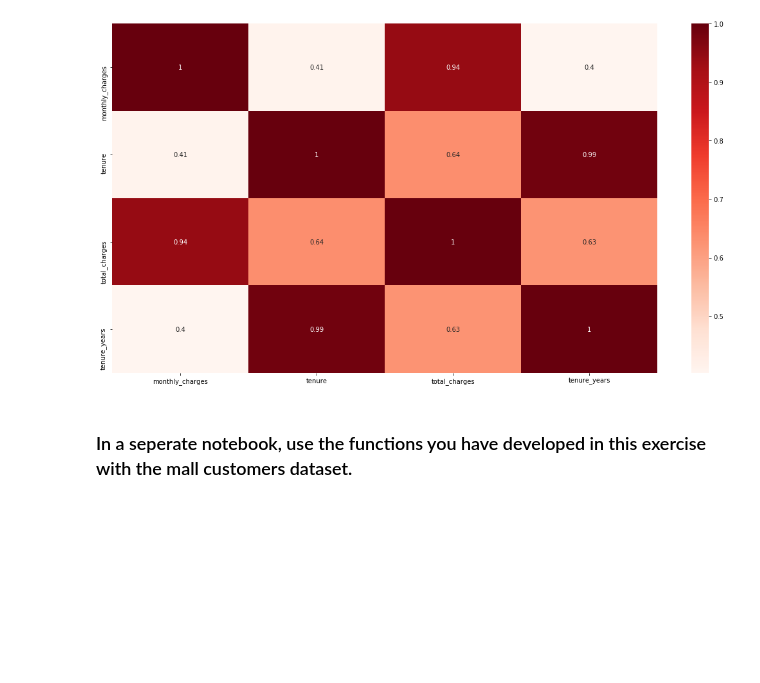
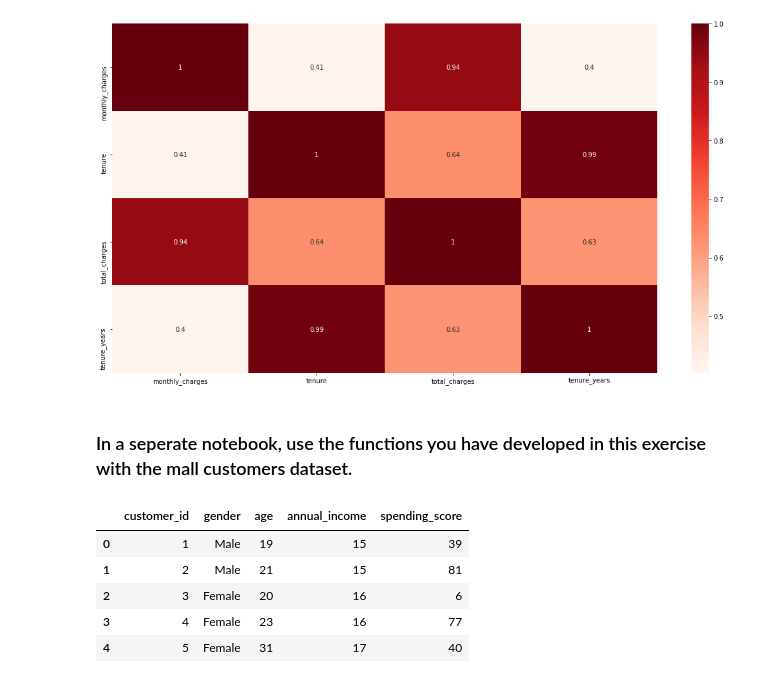
Before and after one commit to SamuelD-Data/regression-exercises, a Jupyter notebook: explore_telco.ipynb, the cells around one changed output. Cells and saved outputs as stored; diff of their text form; code cells hidden in the pictures; blank space fills up the shorter version.

```diff
--- a/explore_telco.ipynb
+++ b/explore_telco.ipynb
@@ -105,3 +109,19 @@ sns.heatmap(df.corr(), cmap = 'Reds', annot = True)
 [figure]
 # %% [markdown]
 ### In a seperate notebook, use the functions you have developed in this exercise with the mall customers dataset.
+# %%
+# acquiring mall data from csv
+mall = pd.read_csv('mall_customers_df.csv')
+
+# dropping extra column that was added while acquiring
+mall = mall.drop(columns = 'Unnamed: 0')
+
+# previewing data
+mall.head()
+# %% [output]
+|  | customer_id | gender | age | annual_income | spending_score |
+| 0 | 1 | Male | 19 | 15 | 39 |
+| 1 | 2 | Male | 21 | 15 | 81 |
+| 2 | 3 | Female | 20 | 16 | 6 |
+| 3 | 4 | Female | 23 | 16 | 77 |
+| 4 | 5 | Female | 31 | 17 | 40 |
```
Also changed, not shown: parts of 3 cells of this notebook.
